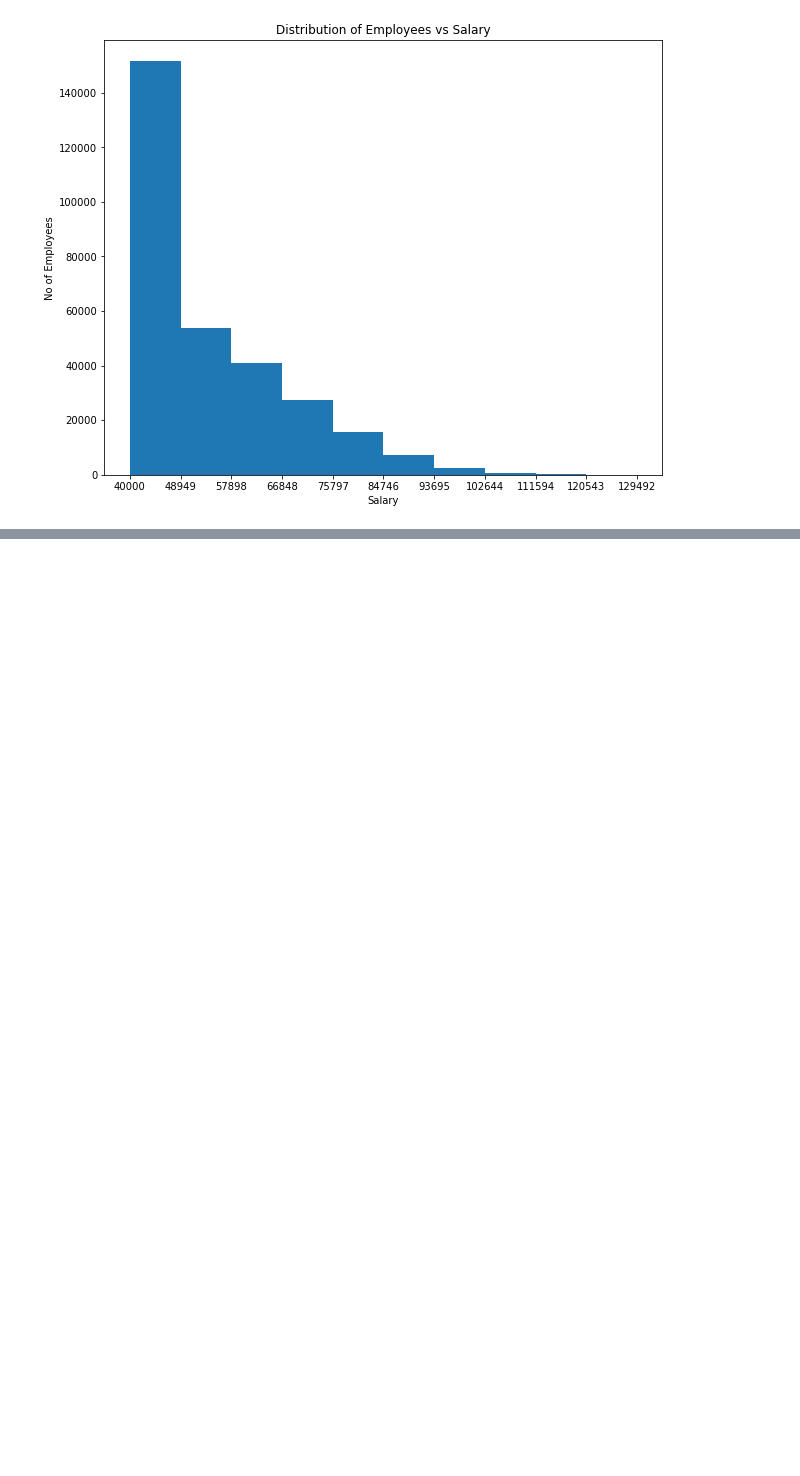
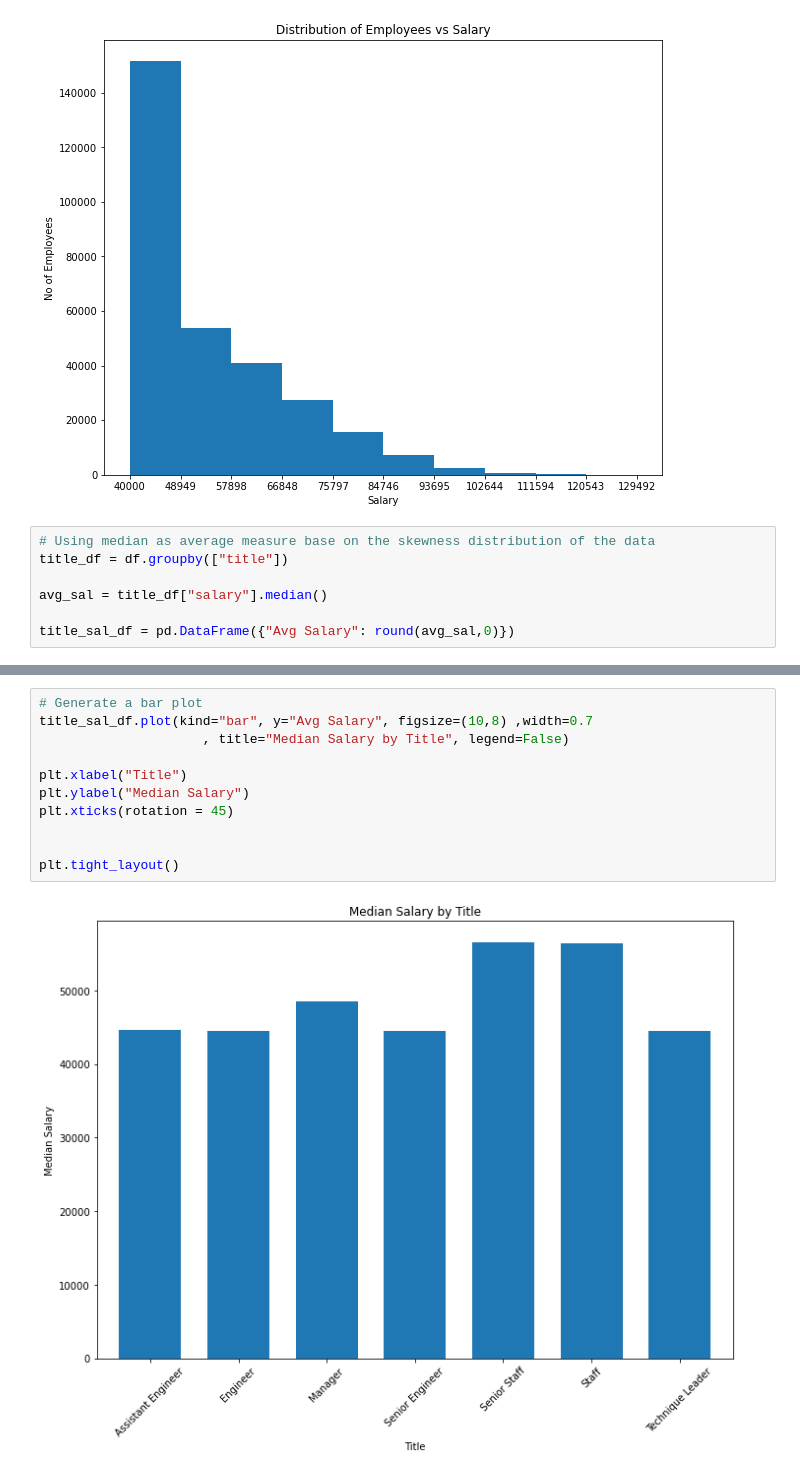
Before and after one commit to thienangiao/sql_challenge, a Jupyter notebook: Bonus.ipynb, the cells around one changed output, grey strips where cells are left out. Cells and saved outputs as stored; diff of their text form; blank space fills up the shorter version.

```diff
--- a/Bonus.ipynb
+++ b/Bonus.ipynb
@@ -34,3 +34,10 @@ plt.ylabel("No of Employees")
 plt.show()
 # %% [output]
 [figure]
+# %%
+# Using median as average measure base on the skewness distribution of the data
+title_df = df.groupby(["title"])
+
+avg_sal = title_df["salary"].median()
+
+title_sal_df = pd.DataFrame({"Avg Salary": round(avg_sal,0)})
@@ -37 +56,14 @@ plt.show()
+# %%
+# Generate a bar plot
+title_sal_df.plot(kind="bar", y="Avg Salary", figsize=(10,8) ,width=0.7
+                     , title="Median Salary by Title", legend=False)
+
+plt.xlabel("Title")
+plt.ylabel("Median Salary")
+plt.xticks(rotation = 45)
+
+
+plt.tight_layout()
+# %% [output]
+[figure, added]
 # %%
```
Also changed, not shown: parts of 2 cells of this notebook.
